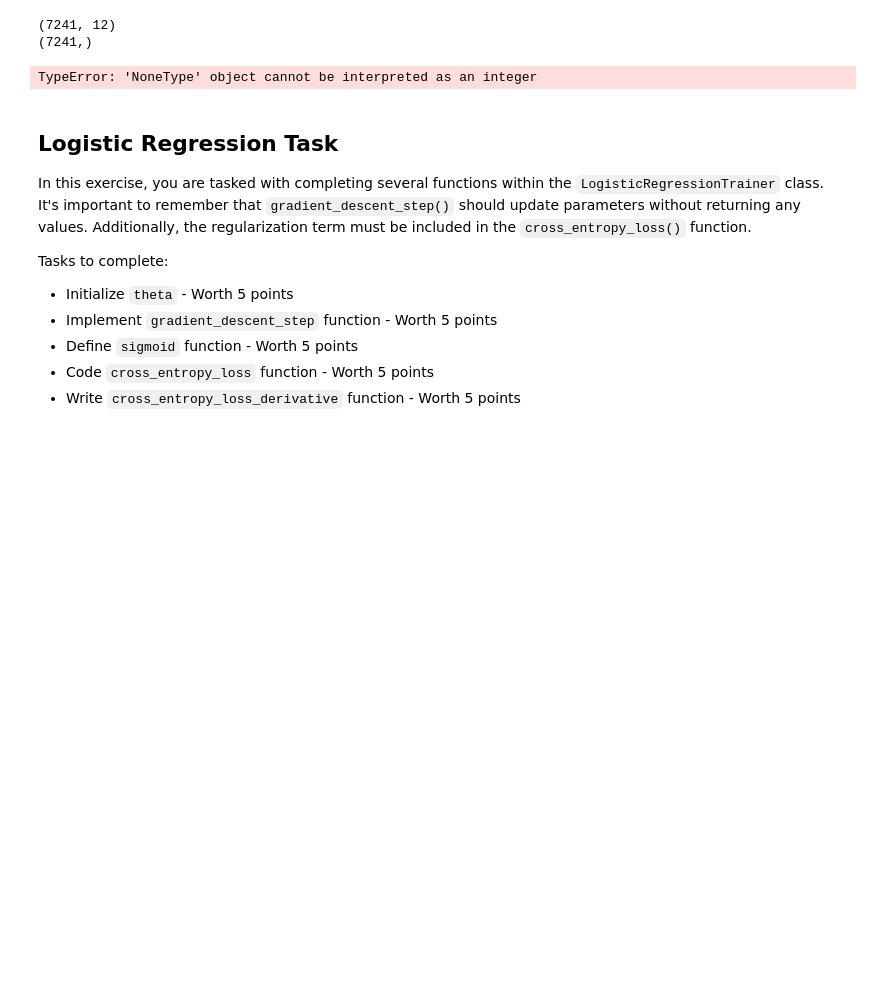
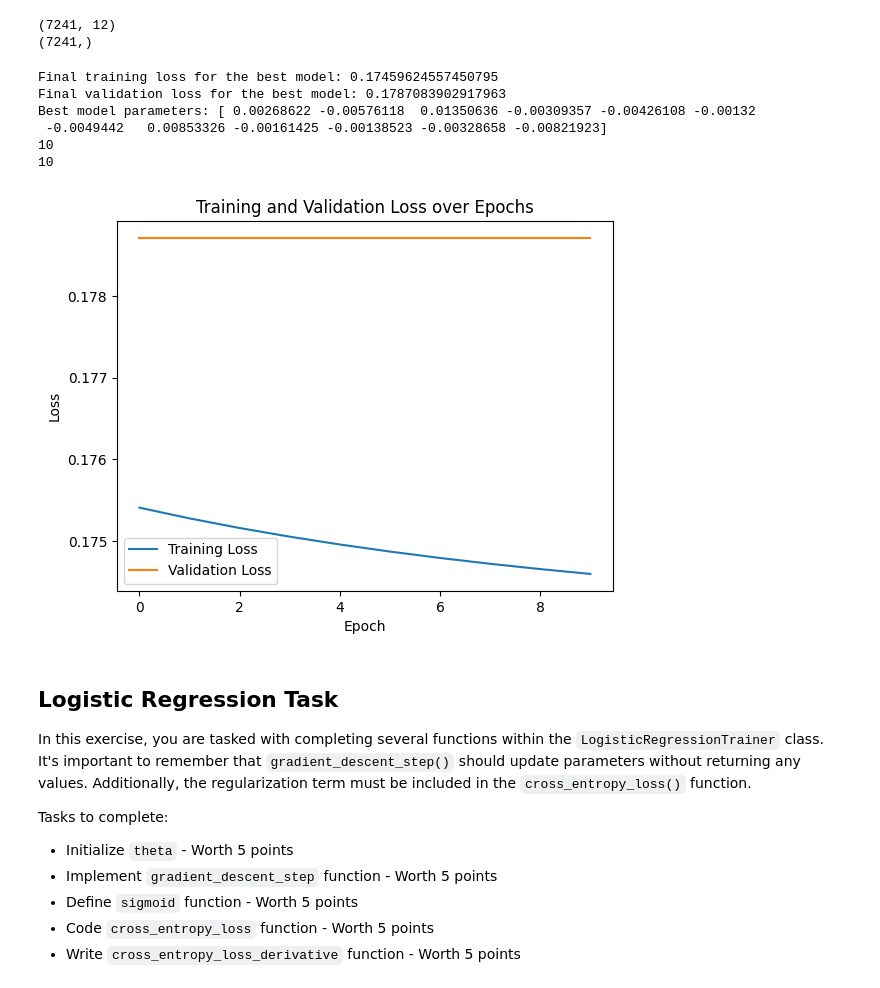
Before and after one commit to richsi/CSE144, a Jupyter notebook: CSE144 hw-1/CSE144 hw-1.ipynb, the cells around one changed output. Saved outputs shown, nothing was run; the diff lists cells and outputs as text; code cells hidden in the pictures; blank space fills up the shorter version.

```diff
--- a/CSE144 hw-1/CSE144 hw-1.ipynb
+++ b/CSE144 hw-1/CSE144 hw-1.ipynb
@@ -300,9 +300,9 @@ k = 5
 train_loss_history = [[] for _ in range(k)]
 val_loss_history = [[] for _ in range(k)]
 
-theta_optimal = None
+theta_optimal = 100.0
 optimal_index = None
-lowest_loss = None
+lowest_loss = 100.0
 
 for i in range(k):
     X_train, y_train, X_val, y_val = train_val_pairs[i]
@@ -326,37 +326,53 @@ for i in range(k):
         prediction = X_train @ theta
         loss = MSE_loss(prediction, y_train)
         train_loss_history[i].append(loss)
         # ========== CODE ENDS HERE ============
 
         # Parameter update
         # ========== INSERT YOUR CODE BELOW ==========
-        pass
+        theta -= learning_rate * gradient(X_train, y_train, theta)
         # ========== CODE ENDS HERE ============
 
     # Validate and find the best parameters, storing them in theta_optimal and optimal_index
     # ========== INSERT YOUR CODE BELOW ==========
-    pass
+    for epoch in trange(num_epochs, desc="Epoch"):
+        prediction_val = X_val @ theta
+        loss_val = MSE_loss(prediction_val, y_val)
+        val_loss_history[i].append(loss_val)
+
+        if loss_val < lowest_loss:
+            theta_optimal = theta
+            optimal_index = i
     # ========== CODE ENDS HERE ============
 
 print(f"Final training loss for the best model: {train_loss_history[optimal_index][-1]}")
 print(f"Final validation loss for the best model: {val_loss_history[optimal_index][-1]}")
 print("Best model parameters:", theta_optimal)
+
+print(len(train_loss_history[optimal_index]))
+print(len(val_loss_history[optimal_index]))
 
 plt.plot(np.arange(num_epochs), train_loss_history[optimal_index], label="Training Loss")
 plt.plot(np.arange(num_epochs), val_loss_history[optimal_index], label="Validation Loss")
 plt.title("Training and Validation Loss over Epochs")
 plt.xlabel("Epoch")
 plt.ylabel("Loss")
 plt.legend()
 plt.show()
 
 # Test set evaluation
 # ========== INSERT YOUR CODE BELOW ==========
 pass
 # ========== CODE ENDS HERE ============
-print(f"Test set loss: {test_loss}")
+# print(f"Test set loss: {test_loss}")
 # %% [output]
-TypeError: 'NoneType' object cannot be interpreted as an integer
+Final training loss for the best model: 0.17459624557450795
+Final validation loss for the best model: 0.1787083902917963
+Best model parameters: [ 0.00268622 -0.00576118  0.01350636 -0.00309357 -0.00426108 -0.00132
+ -0.0049442   0.00853326 -0.00161425 -0.00138523 -0.00328658 -0.00821923]
+10
+10
+[figure, added]
 # %% [markdown]
 ## Logistic Regression Task
 
```
